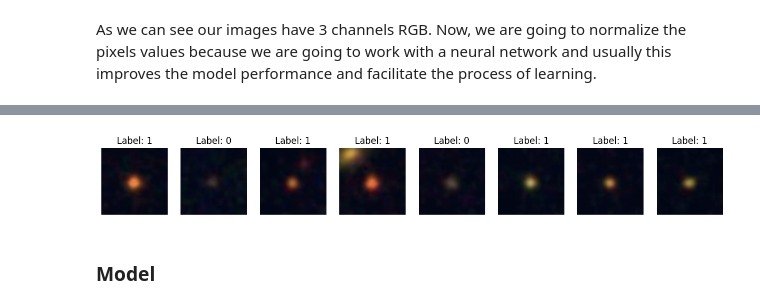
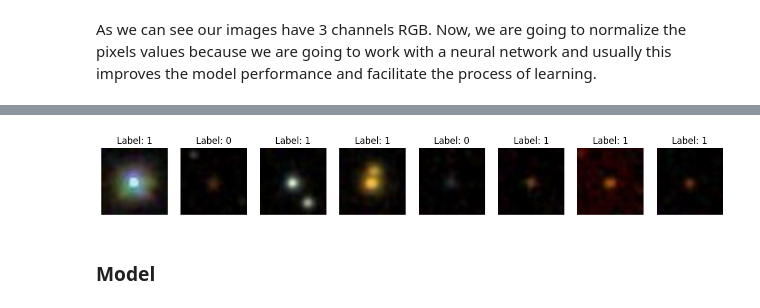
Before and after one commit to Gonzatorra/bigDataAstronomy, a Jupyter notebook: process.ipynb, the cells around one changed output, grey strips where cells are left out. Cells and saved outputs as stored; diff of their text form; code cells hidden in the pictures.

```diff
--- a/process.ipynb
+++ b/process.ipynb
@@ -501,19 +526,21 @@ As we can see our images have 3 channels RGB. Now, we are going to normalize the
 # %%
-import torch
+import torch, config
 from torch.utils.data import DataLoader
 from torchvision import datasets, transforms
 
-# Definir las transformaciones para preprocesar las imágenes
 transform = transforms.Compose([
-    transforms.Resize((224, 224)),  # Redimensionar las imágenes a 224x224
     transforms.ToTensor(),          # Convertir las imágenes a tensores
-    transforms.Normalize(mean=[0.485, 0.456, 0.406], std=[0.229, 0.224, 0.225])  # Normalizar las imágenes
+    transforms.Normalize(mean=[0.0645, 0.0423, 0.0293], std=[0.0810, 0.0660, 0.0439])
+    #media y la desviación estándar de los píxeles en cada uno de los tres canales de color
+    #(rojo, verde y azul) de las imágenes.
 ])
 
 # Cargar los conjuntos de entrenamiento y prueba
-train_dataset = datasets.ImageFolder(root='/home/haizeagonzalez/bigData/images/train', transform=transform)
-test_dataset = datasets.ImageFolder(root='/home/haizeagonzalez/bigData/images/test', transform=transform)
+train_dataset = datasets.ImageFolder(root=config.IMAGES_PATH+"/train", transform=transform)
+test_dataset = datasets.ImageFolder(root=config.IMAGES_PATH+"/test", transform=transform)
 
 # Crear los DataLoaders
 train_loader = DataLoader(train_dataset, batch_size=32, shuffle=True)
 test_loader = DataLoader(test_dataset, batch_size=32, shuffle=False)
+#En el conjunto de prueba, no es necesario mezclar las imágenes porque la evaluación no debe
+# depender del orden. Así que deberías cambiarlo a shuffle=False para el test_loader
@@ -560,33 +577,41 @@ star: 112
 # %%
 import matplotlib.pyplot as plt
 import numpy as np
-import torch
 
 # Obtener las primeras 5 imágenes y sus etiquetas del DataLoader
 def show_images(data_loader, num_images=5):
     # Iterar sobre el DataLoader
     data_iter = iter(data_loader)
     images, labels = next(data_iter)
 
     # Mostrar las imágenes
     fig, axes = plt.subplots(1, num_images, figsize=(15, 15))
 
+    # Valores de la media y desviación estándar para deshacer la normalización
+    mean = np.array([0.0645, 0.0423, 0.0293])
+    std = np.array([0.0810, 0.0660, 0.0439])
+
     for i in range(num_images):
         # Convertir el tensor de la imagen a un formato adecuado para mostrar
         image = images[i].permute(1, 2, 0).numpy()  # Cambiar el orden de las dimensiones para que sea (H, W, C)
-        image = np.clip(image * 0.225 + 0.485, 0, 1)  # Deshacer la normalización
+
+        # Deshacer la normalización
+        image = image * std + mean  # Multiplicar por std y sumar mean
+
+        # Clipping para asegurar que los valores estén entre 0 y 1
+        image = np.clip(image, 0, 1)
 
         ax = axes[i]
         ax.imshow(image)
         ax.set_title(f"Label: {labels[i].item()}")
         ax.axis('off')
 
     plt.show()
 
 # Mostrar las primeras 5 imágenes del conjunto de entrenamiento
 show_images(train_loader, num_images=8)
 # %% [output]
-[figure, old version]
+[figure, new version]
 # %% [markdown]
 ### Model
 # %% [markdown]
```
Also changed, not shown: parts of 10 cells of this notebook, 3 other files.
